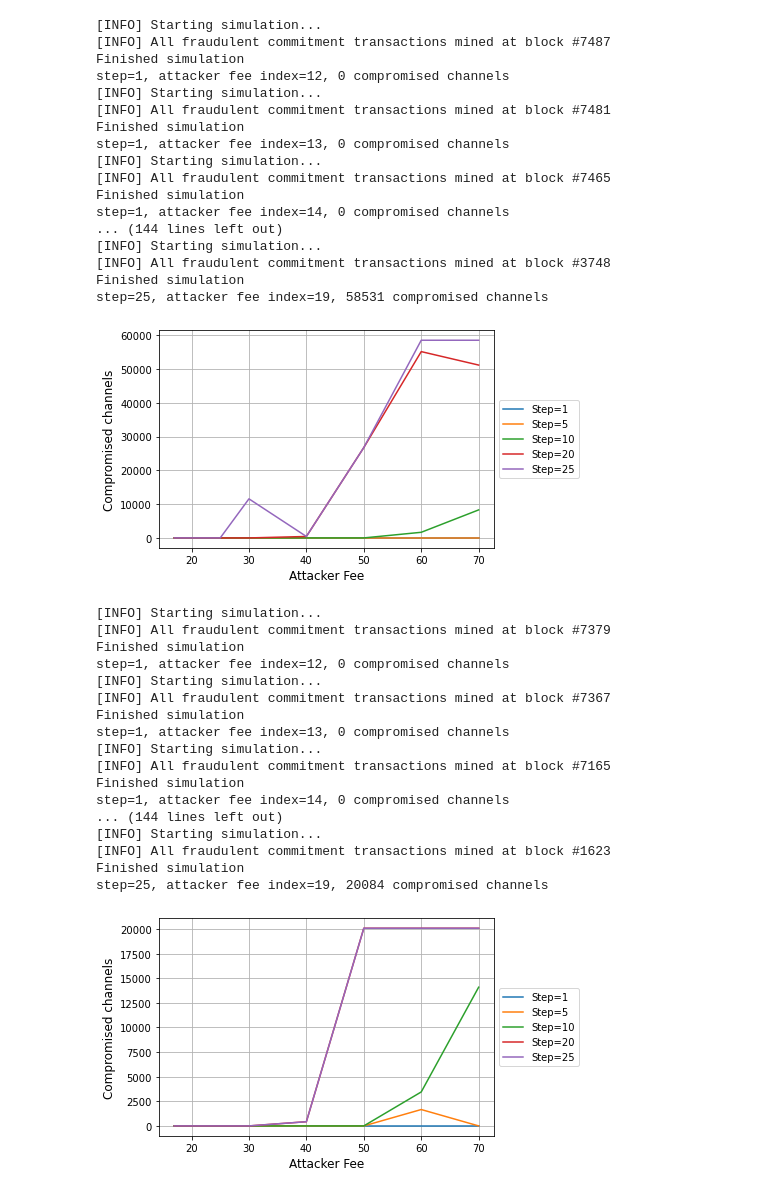
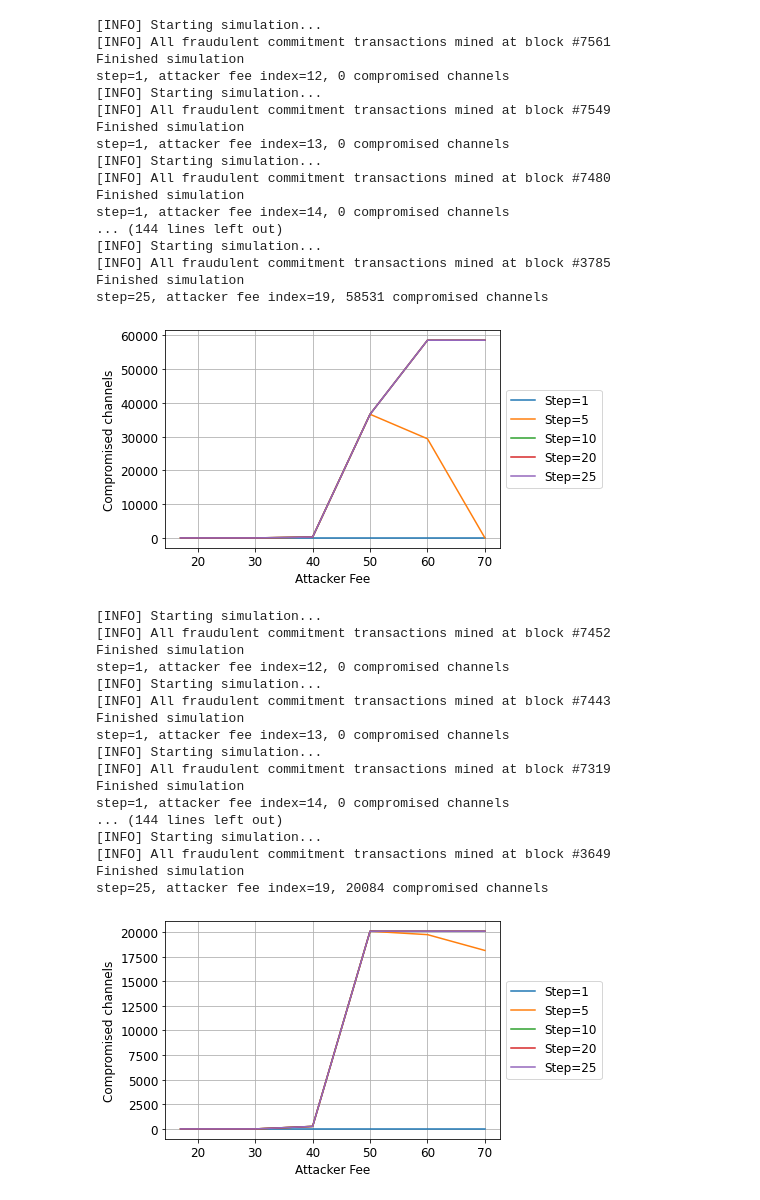
Before and after one commit to CosimoSguanci/Mass-Exit-Attacks-on-LN, a Jupyter notebook: mempool-simulator/MassDoubleSpendAttackSimulation-refactoring.ipynb, the cells around one changed output. Drawn from its saved outputs; the diff is of its cells as text; code cells hidden in the pictures.

```diff
--- a/mempool-simulator/MassDoubleSpendAttackSimulation-refactoring.ipynb
+++ b/mempool-simulator/MassDoubleSpendAttackSimulation-refactoring.ipynb
@@ -10,6 +10,14 @@ mempool_data_during_congestion = common.doPreprocessing(common.get_mempool_dir_d
 mempool_data_no_congestion = common.doPreprocessing(common.get_mempool_dir_no_congestion())
 blocks_data = common.get_blocks_data()
 PROBLEMATIC_INTERVALS = common.get_problematic_intervals()
+
+plt.rcParams.update({'font.size': 12})
+
+def usesHistoricalBlocksData(scenario):
+  if scenario == 1:
+    return True
+  else:
+    return False
 # %%
 def buildTransactions(num_attacked_channels, fee_index_attacker, initial_tx_with_same_fee_attacker, isDynamic):
     transactions = []
@@ -601,7 +649,7 @@ experiments.append({
 })
 
 beta = 1.01
-steps = [1, 5, 10, 20, 25]#[1, 5, 10, 15, 20, 25, 30]
+steps = [1, 5, 10, 20, 25]
 
 for experiment in experiments:
     fig, ax = plt.subplots()
@@ -609,64 +657,74 @@ for experiment in experiments:
     labels = []
 
     n_attacked_channels = experiment["n_attacked_channels"]
-    mempool_data = mempool_data_during_congestion if experiment["scenario"] == 1 else mempool_data_no_congestion
-    first_block_height = common.get_first_block_height_during_congestion() if experiment["scenario"] == 1 else common.get_first_block_height_no_congestion()
+    scenario = experiment["scenario"]
+    mempool_data = mempool_data_during_congestion if scenario == 1 else mempool_data_no_congestion
+    use_historical_blocks_data = usesHistoricalBlocksData(scenario=scenario)
+    first_block_height = common.get_first_block_height_during_congestion() if scenario == 1 else common.get_first_block_height_no_congestion()
 
-    for step in steps: # inverti steps and fee
+    for step in steps:
         y = []
         x = []
-        i = 12 # 12
+        i = 12
         fee_ranges2 = [ 0, 1, 2, 3, 4, 5, 6, 7, 8, 10, 12, 14, 17, 20, 25, 30, 40, 50, 60, 70]#, 80, 100 ]
         while(i < len(fee_ranges2)):
-            sim = ComplexModeSimulation(mempoolData=mempool_data, blocksData=blocks_data, isDynamic=True, firstBlockHeightOfSimulation=common.get_first_block_height_during_congestion(), problematicIntervals=PROBLEMATIC_INTERVALS, step=step, beta=beta)
+            sim = ComplexModeSimulation(
+                mempoolData=mempool_data,
+                blocksData=blocks_data,
+                isDynamic=True,
+                useHistoricalBlocksData=use_historical_blocks_data,
+                firstBlockHeightOfSimulation=first_block_height,
+                problematicIntervals=PROBLEMATIC_INTERVALS,
+                step=step,
+                beta=beta)
             transactions = buildTransactions(n_attacked_channels, i, (sim.getFirstSnapshot())[1][i], True)
-            n = runSimulationForAttackerProfit(sim, transactions, ln_delay, attacker_fee_second_tx=100)
+            n = runSimulationForAttackerProfit(sim, transactions, ln_delay, attacker_fee_second_tx=100, second_attacker_tx_dynamic=True)
             print(f"step={step}, attacker fee index={i}, {n} compromised channels")
             y.append(n)
             x.append(fee_ranges2[i])
             i += 1
         plt.plot(x, y)
         labels.append(f"Step={step}")
 
     plt.xlabel('Attacker Fee', fontsize=12)
     plt.ylabel(f'Compromised channels', fontsize=12)
     plt.legend(labels=labels, loc='center left', bbox_to_anchor=(1, 0.5))
     plt.show()
 # %% [output]
 [INFO] Starting simulation...
-[INFO] All fraudulent commitment transactions mined at block #7487
+[INFO] All fraudulent commitment transactions mined at block #7561
 Finished simulation
 step=1, attacker fee index=12, 0 compromised channels
 [INFO] Starting simulation...
-[INFO] All fraudulent commitment transactions mined at block #7481
+[INFO] All fraudulent commitment transactions mined at block #7549
 Finished simulation
 step=1, attacker fee index=13, 0 compromised channels
 [INFO] Starting simulation...
-[INFO] All fraudulent commitment transactions mined at block #7465
+[INFO] All fraudulent commitment transactions mined at block #7480
 Finished simulation
 step=1, attacker fee index=14, 0 compromised channels
 ... (144 lines left out)
 [INFO] Starting simulation...
-[INFO] All fraudulent commitment transactions mined at block #3748
+[INFO] All fraudulent commitment transactions mined at block #3785
 Finished simulation
 step=25, attacker fee index=19, 58531 compromised channels
-[figure, old version]
+[figure, new version]
 [INFO] Starting simulation...
-[INFO] All fraudulent commitment transactions mined at block #7379
+[INFO] All fraudulent commitment transactions mined at block #7452
 Finished simulation
 step=1, attacker fee index=12, 0 compromised channels
 [INFO] Starting simulation...
-[INFO] All fraudulent commitment transactions mined at block #7367
+[INFO] All fraudulent commitment transactions mined at block #7443
 Finished simulation
 step=1, attacker fee index=13, 0 compromised channels
 [INFO] Starting simulation...
-[INFO] All fraudulent commitment transactions mined at block #7165
+[INFO] All fraudulent commitment transactions mined at block #7319
 Finished simulation
 step=1, attacker fee index=14, 0 compromised channels
 ... (144 lines left out)
 [INFO] Starting simulation...
-[INFO] All fraudulent commitment transactions mined at block #1623
+[INFO] All fraudulent commitment transactions mined at block #3649
 Finished simulation
 step=25, attacker fee index=19, 20084 compromised channels
-[figure, old version]
+[figure, new version]
 [INFO] Starting simulation...
```
Also changed, not shown: parts of 8 cells of this notebook, 12 other files.
